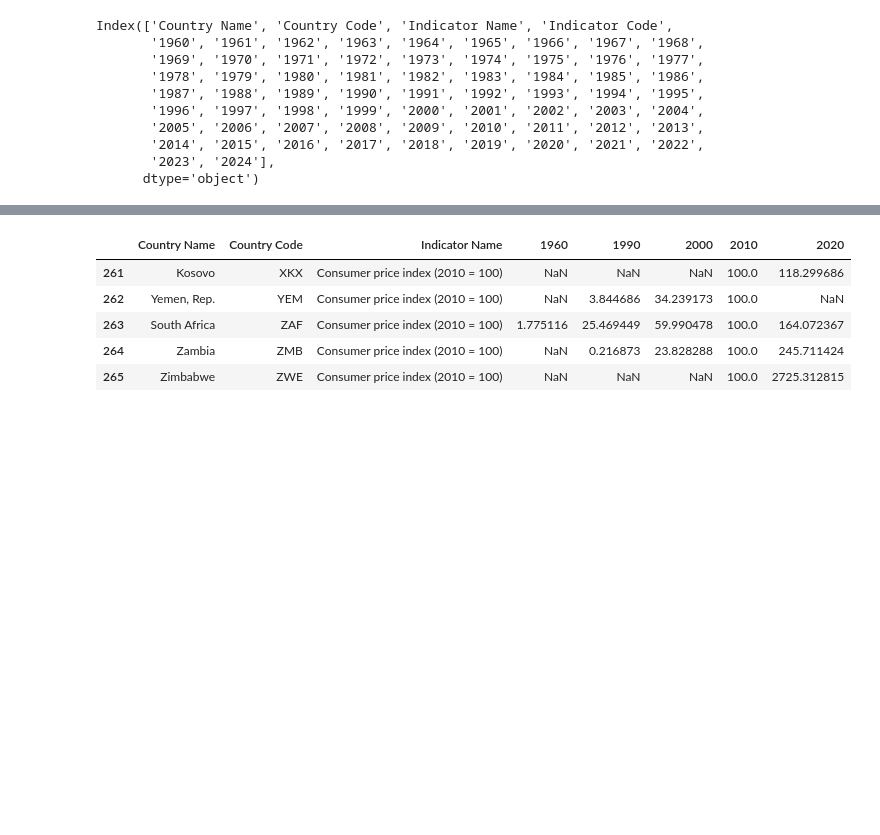
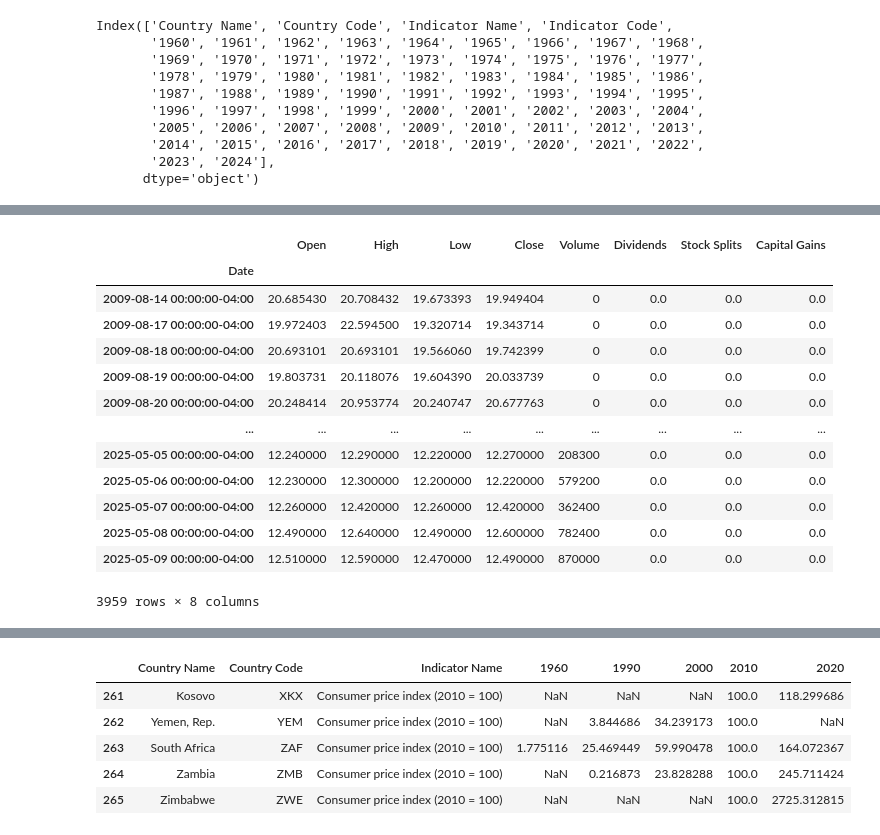
Before and after one commit to buuhq-it/uit-msc-data-analyst-assignments, a Jupyter notebook: hw5/hw5.ipynb, the cells around one changed output, grey strips where cells are left out. Saved outputs shown, nothing was run; the diff lists cells and outputs as text; code cells hidden in the pictures; blank space fills up the shorter version.

```diff
--- a/hw5/hw5.ipynb
+++ b/hw5/hw5.ipynb
@@ -32,0 +75,21 @@ df_data.tail(10)
+# %%
+import yfinance as yf
+import pandas as pd
+meta = yf.Ticker("VNM")
+data = meta.history(period="20y")
+data
+# %% [output]
+|  | Open | High | Low | Close | Volume | Dividends | Stock Splits | Capital Gains |
+| Date |  |  |  |  |  |  |  |  |
+| 2009-08-14 00:00:00-04:00 | 20.685430 | 20.708432 | 19.673393 | 19.949404 | 0 | 0.0 | 0.0 | 0.0 |
+| 2009-08-17 00:00:00-04:00 | 19.972403 | 22.594500 | 19.320714 | 19.343714 | 0 | 0.0 | 0.0 | 0.0 |
+| 2009-08-18 00:00:00-04:00 | 20.693101 | 20.693101 | 19.566060 | 19.742399 | 0 | 0.0 | 0.0 | 0.0 |
+| 2009-08-19 00:00:00-04:00 | 19.803731 | 20.118076 | 19.604390 | 20.033739 | 0 | 0.0 | 0.0 | 0.0 |
+| 2009-08-20 00:00:00-04:00 | 20.248414 | 20.953774 | 20.240747 | 20.677763 | 0 | 0.0 | 0.0 | 0.0 |
+| ... | ... | ... | ... | ... | ... | ... | ... | ... |
+| 2025-05-05 00:00:00-04:00 | 12.240000 | 12.290000 | 12.220000 | 12.270000 | 208300 | 0.0 | 0.0 | 0.0 |
+| 2025-05-06 00:00:00-04:00 | 12.230000 | 12.300000 | 12.200000 | 12.220000 | 579200 | 0.0 | 0.0 | 0.0 |
+| 2025-05-07 00:00:00-04:00 | 12.260000 | 12.420000 | 12.260000 | 12.420000 | 362400 | 0.0 | 0.0 | 0.0 |
+| 2025-05-08 00:00:00-04:00 | 12.490000 | 12.640000 | 12.490000 | 12.600000 | 782400 | 0.0 | 0.0 | 0.0 |
+| 2025-05-09 00:00:00-04:00 | 12.510000 | 12.590000 | 12.470000 | 12.490000 | 870000 | 0.0 | 0.0 | 0.0 |
+3959 rows × 8 columns
```
Also changed, not shown: parts of 22 cells of this notebook, 8 other files.
